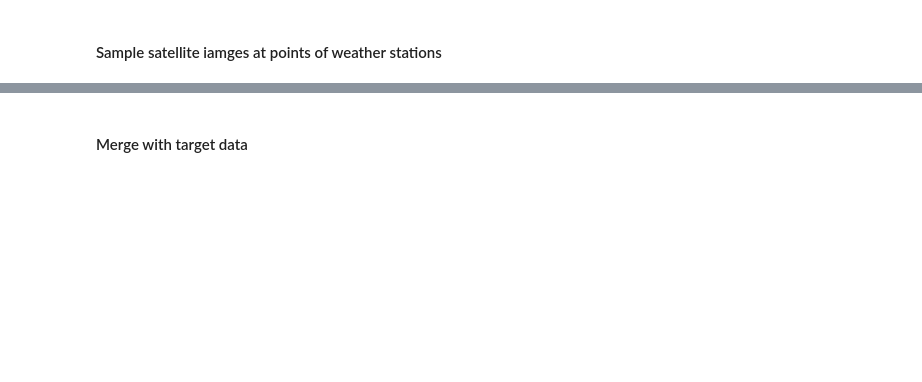
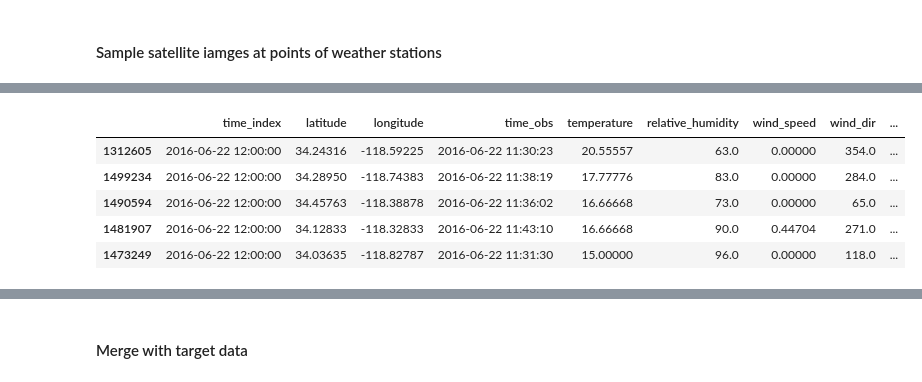
Before and after one commit to marinawmrs/AG2528-urban-heat-islands, a Jupyter notebook: 1_dataretrieval_2016.ipynb, the cells around one changed output, grey strips where cells are left out. Cells and saved outputs as stored; diff of their text form; code cells hidden in the pictures; blank space fills up the shorter version.

```diff
--- a/1_dataretrieval_2016.ipynb
+++ b/1_dataretrieval_2016.ipynb
@@ -45,0 +73,2 @@ max lon, lat: -117.40817 35.11383
+# %%
+bounding_box = get_bounding_box(madis_la_2016)
@@ -63,0 +83,2 @@ print(landsat_filt.size().getInfo())
+# %%
+landsat, landsat_filt = get_landsat_tiles("LANDSAT/LC08/C02/T1_L2", bounding_box, start_date, end_date, 0.7)
@@ -64,9 +87,35 @@ print(landsat_filt.size().getInfo())
 # %% [markdown]
 #### Sample satellite iamges at points of weather stations
+# %%
+def get_avail_landsat_dates(landsat_filt):
+  '''
+  get dates at which landsat images are available (use correct timezone!!)
+  '''
+  avail_dates = landsat_filt.aggregate_array('system:time_start').map(
+      lambda d: ee.Date(d).format('YYYY-MM-dd HH:mm:ss', 'America/Los_Angeles')
+  ).distinct().getInfo()
+  return avail_dates
+
+
+def filter_target_data_by_landsat_dates(df, avail_dates):
+  '''
+  filter target data df to only include rows where the date is within a timewindow of 60 minutes of the landsat image observation time
+  '''
+  filter_arr = []
+  for datet in avail_dates:
+    filter_arr.append(df[
+      (df['time_index_dt'] >= pd.to_datetime(datet) - pd.Timedelta(minutes=60)) &
+      (df['time_index_dt'] <= pd.to_datetime(datet) + pd.Timedelta(minutes=60))
+    ])
+
+  filter_df = pd.concat(filter_arr)
+  filter_df = filter_df.iloc[(filter_df['time_index_dt'] - pd.to_datetime('2016-06-22 18:30:00')).abs().argsort()]
+  # filter to only have unique stations
+  filter_df['date'] = filter_df['time_index_dt'].dt.date
+  filter_df = filter_df.drop_duplicates(subset=['sid', 'date'])
+  return filter_df
 # %%
 # get dates at which those tiles are taken
-avail_dates = landsat_filt.aggregate_array('system:time_start').map(
-      lambda d: ee.Date(d).format('YYYY-MM-dd HH:mm:ss')
-  ).distinct().getInfo()
+avail_dates = get_avail_landsat_dates(landsat_filt)
 print(avail_dates)
 # %% [output]
@@ -127,0 +123,11 @@ fc_0622 = ee.FeatureCollection(features)
+# %%
+# filter target data based on selected dates, +- an hour
+filter_2016 = filter_target_data_by_landsat_dates(madis_la_2016, avail_dates)
+filter_2016.head()
+# %% [output]
+|  | time_index | latitude | longitude | time_obs | temperature | relative_humidity | wind_speed | wind_dir | ... |
+| 1312605 | 2016-06-22 12:00:00 | 34.24316 | -118.59225 | 2016-06-22 11:30:23 | 20.55557 | 63.0 | 0.00000 | 354.0 | ... |
+| 1499234 | 2016-06-22 12:00:00 | 34.28950 | -118.74383 | 2016-06-22 11:38:19 | 17.77776 | 83.0 | 0.00000 | 284.0 | ... |
+| 1490594 | 2016-06-22 12:00:00 | 34.45763 | -118.38878 | 2016-06-22 11:36:02 | 16.66668 | 73.0 | 0.00000 | 65.0 | ... |
+| 1481907 | 2016-06-22 12:00:00 | 34.12833 | -118.32833 | 2016-06-22 11:43:10 | 16.66668 | 90.0 | 0.44704 | 271.0 | ... |
+| 1473249 | 2016-06-22 12:00:00 | 34.03635 | -118.82787 | 2016-06-22 11:31:30 | 15.00000 | 96.0 | 0.00000 | 118.0 | ... |
```
Also changed, not shown: parts of 28 cells of this notebook.
